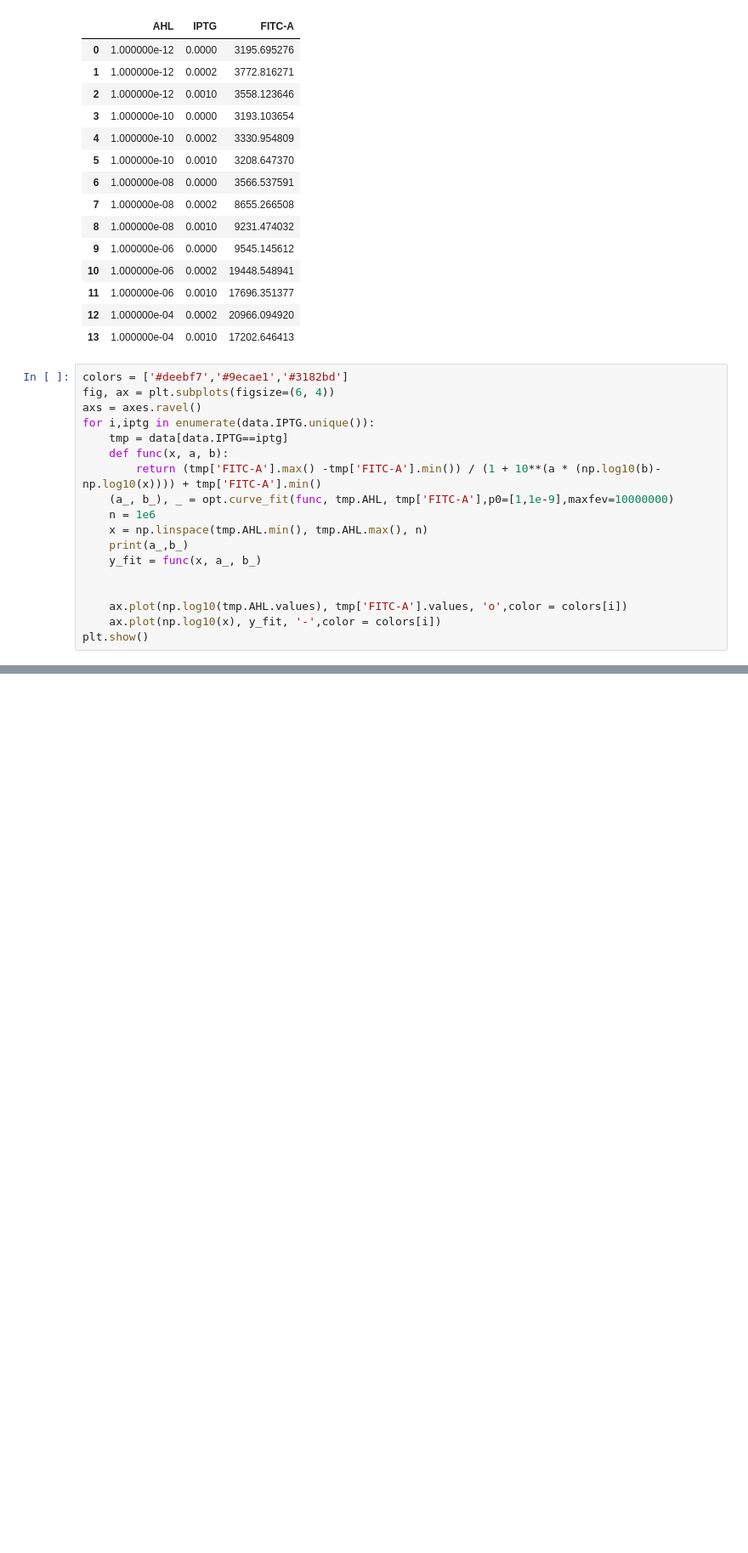
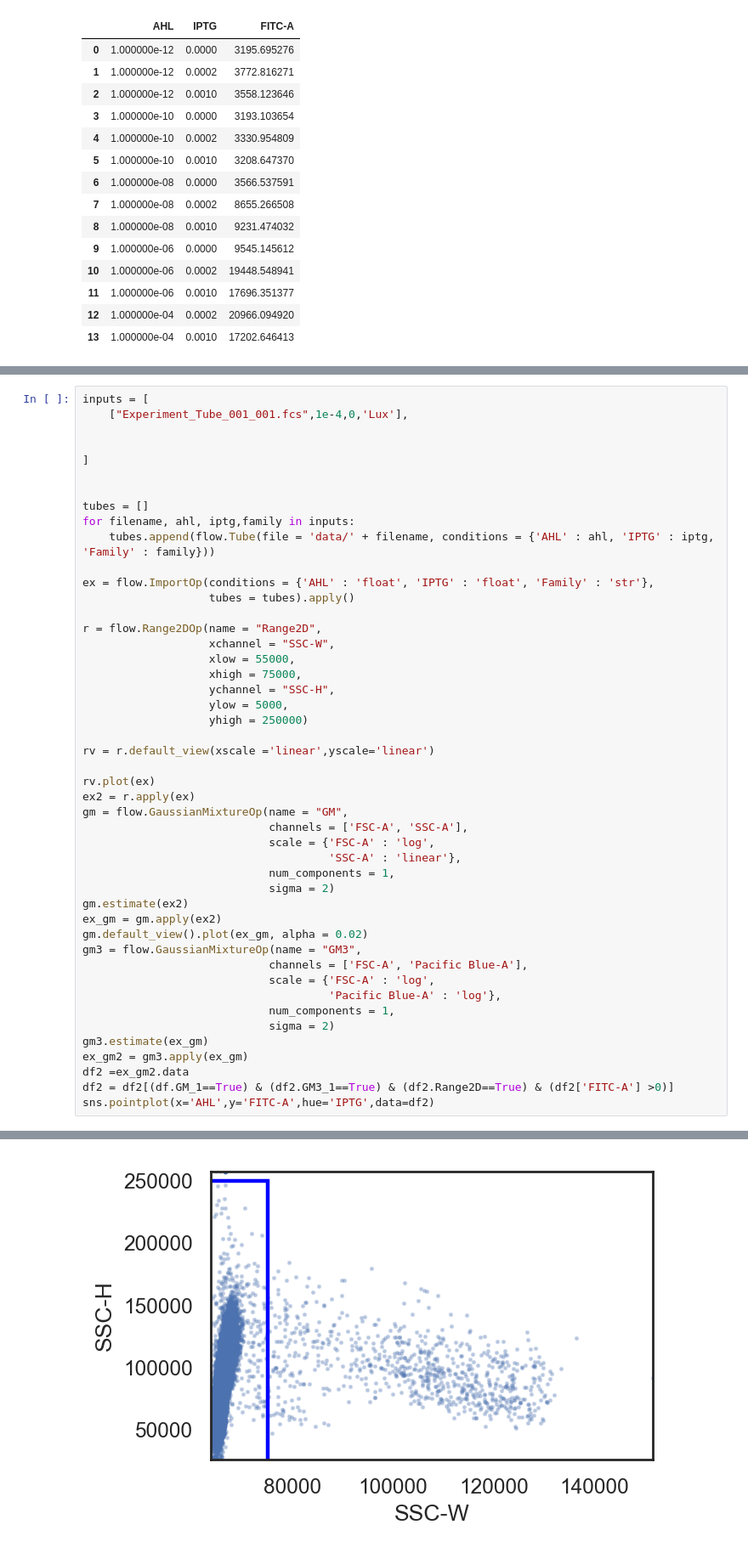
Before and after one commit to Jsakkos/cyano-sync, a Jupyter notebook: 20210208 LuxR SE/Lux Analysis.ipynb, the cells around one changed output, grey strips where cells are left out. Shown at 85% size. Cells and saved outputs as stored; diff of their text form; blank space fills up the shorter version.

```diff
--- a/20210208 LuxR SE/Lux Analysis.ipynb
+++ b/20210208 LuxR SE/Lux Analysis.ipynb
@@ -331,21 +323,3 @@ data
 | 11 | 1.000000e-06 | 0.0010 | 17696.351377 |
 | 12 | 1.000000e-04 | 0.0002 | 20966.094920 |
 | 13 | 1.000000e-04 | 0.0010 | 17202.646413 |
-# %%
-colors = ['#deebf7','#9ecae1','#3182bd']
-fig, ax = plt.subplots(figsize=(6, 4))
-axs = axes.ravel()
-for i,iptg in enumerate(data.IPTG.unique()):
-    tmp = data[data.IPTG==iptg]
-    def func(x, a, b):
-        return (tmp['FITC-A'].max() -tmp['FITC-A'].min()) / (1 + 10**(a * (np.log10(b)-np.log10(x)))) + tmp['FITC-A'].min()
-    (a_, b_), _ = opt.curve_fit(func, tmp.AHL, tmp['FITC-A'],p0=[1,1e-9],maxfev=10000000)
-    n = 1e6
-    x = np.linspace(tmp.AHL.min(), tmp.AHL.max(), n)
-    print(a_,b_)
-    y_fit = func(x, a_, b_)
-
-
-    ax.plot(np.log10(tmp.AHL.values), tmp['FITC-A'].values, 'o',color = colors[i])
-    ax.plot(np.log10(x), y_fit, '-',color = colors[i])
-plt.show()
@@ -424,0 +413,48 @@ g.despine(bottom=True, left=True)
+# %%
+inputs = [
+    ["Experiment_Tube_001_001.fcs",1e-4,0,'Lux'],
+
+
+]
+
+
+tubes = []
+for filename, ahl, iptg,family in inputs:
+    tubes.append(flow.Tube(file = 'data/' + filename, conditions = {'AHL' : ahl, 'IPTG' : iptg, 'Family' : family}))
+
+ex = flow.ImportOp(conditions = {'AHL' : 'float', 'IPTG' : 'float', 'Family' : 'str'},
+                   tubes = tubes).apply()
+
+r = flow.Range2DOp(name = "Range2D",
+                   xchannel = "SSC-W",
+                   xlow = 55000,
+                   xhigh = 75000,
+                   ychannel = "SSC-H",
+                   ylow = 5000,
+                   yhigh = 250000)
+
+rv = r.default_view(xscale ='linear',yscale='linear')
+
+rv.plot(ex)
+ex2 = r.apply(ex)
+gm = flow.GaussianMixtureOp(name = "GM",
+                            channels = ['FSC-A', 'SSC-A'],
+                            scale = {'FSC-A' : 'log',
+                                     'SSC-A' : 'linear'},
+                            num_components = 1,
+                            sigma = 2)
+gm.estimate(ex2)
+ex_gm = gm.apply(ex2)
+gm.default_view().plot(ex_gm, alpha = 0.02)
+gm3 = flow.GaussianMixtureOp(name = "GM3",
+                            channels = ['FSC-A', 'Pacific Blue-A'],
+                            scale = {'FSC-A' : 'log',
+                                     'Pacific Blue-A' : 'log'},
+                            num_components = 1,
+                            sigma = 2)
+gm3.estimate(ex_gm)
+ex_gm2 = gm3.apply(ex_gm)
+df2 =ex_gm2.data
+df2 = df2[(df.GM_1==True) & (df2.GM3_1==True) & (df2.Range2D==True) & (df2['FITC-A'] >0)]
+sns.pointplot(x='AHL',y='FITC-A',hue='IPTG',data=df2)
+# %% [output]
@@ -424,0 +463 @@ g.despine(bottom=True, left=True)
+[figure, added]
```
Also changed, not shown: parts of 34 cells of this notebook, 1 other file.
